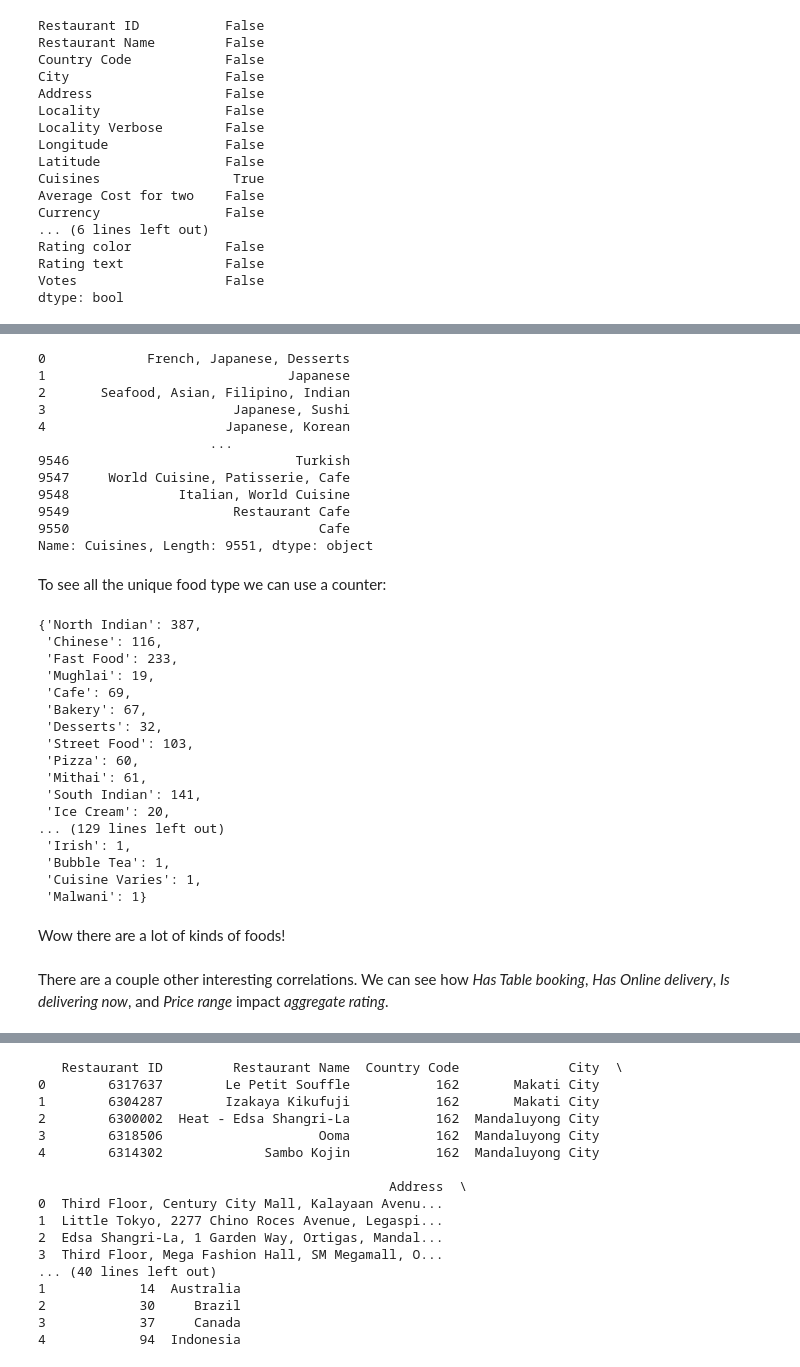
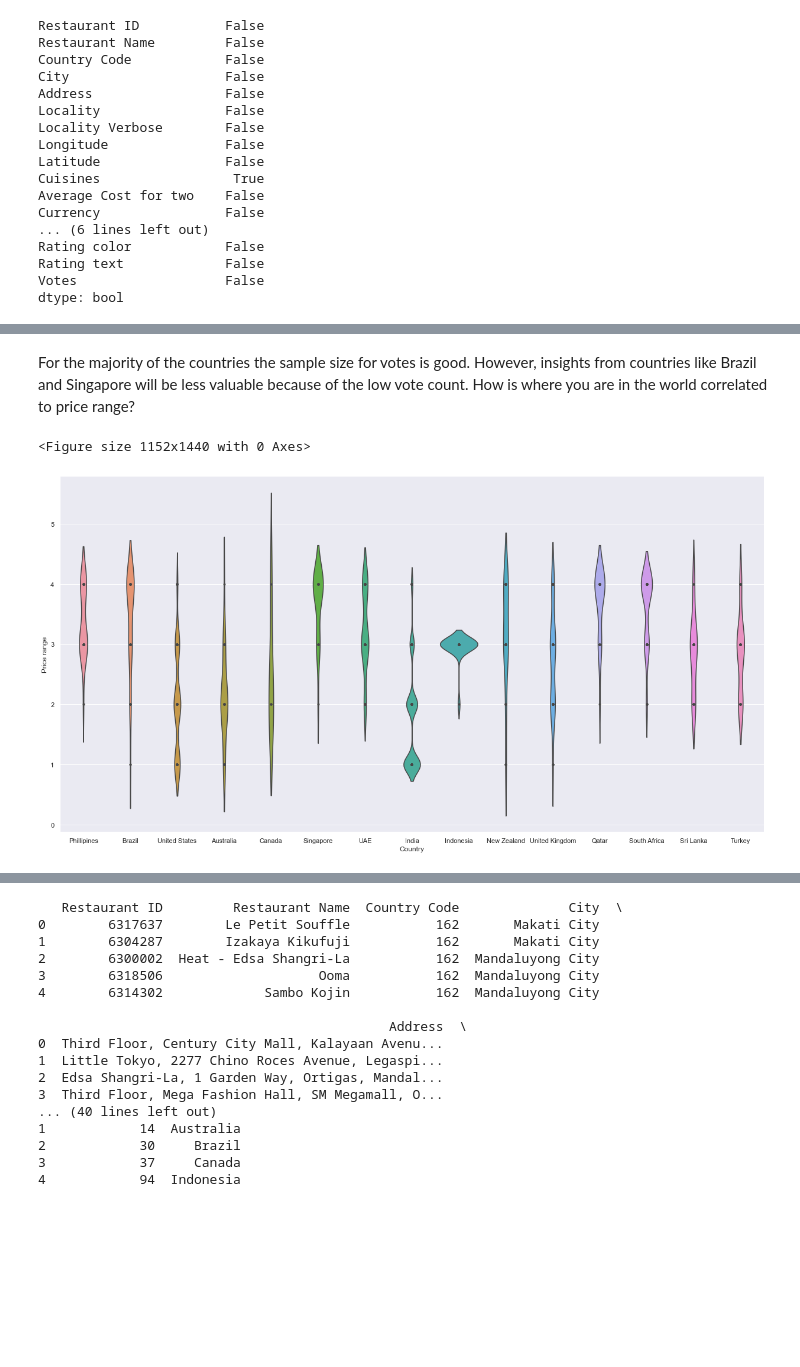
Before and after one commit to data301-2021-winter1/group28-project, a Jupyter notebook: notebooks/analysis1.ipynb, the cells around one changed output, grey strips where cells are left out. Drawn from its saved outputs; the diff is of its cells as text; code cells hidden in the pictures; blank space fills up the shorter version.

```diff
--- a/notebooks/analysis1.ipynb
+++ b/notebooks/analysis1.ipynb
@@ -198,48 +164,10 @@ Next, it will be important to get a good sense of what kinds of cuisines are in
-# %%
-zomatoCSV.Cuisines
-# %% [output]
-0             French, Japanese, Desserts
-1                               Japanese
-2       Seafood, Asian, Filipino, Indian
-3                        Japanese, Sushi
-4                       Japanese, Korean
-                      ...
-9546                             Turkish
-9547     World Cuisine, Patisserie, Cafe
-9548              Italian, World Cuisine
-9549                     Restaurant Cafe
-9550                                Cafe
-Name: Cuisines, Length: 9551, dtype: object
-# %% [markdown]
-To see all the unique food type we can use a counter:
-# %%
-#Importing counter
-from collections import Counter
-
-#Getting a dictionary of the counts of each unique food type
-zomatoCSV['Cuisines_split'] = zomatoCSV['Cuisines'].str.split(',')
-seq = list((zomatoCSV.Cuisines_split.value_counts()).index)
-dict = {key.strip(): value for key, value in Counter(x for xs in seq for x in set(xs)).items()}
-dict
-# %% [output]
-{'North Indian': 387,
- 'Chinese': 116,
- 'Fast Food': 233,
- 'Mughlai': 19,
- 'Cafe': 69,
- 'Bakery': 67,
- 'Desserts': 32,
- 'Street Food': 103,
- 'Pizza': 60,
- 'Mithai': 61,
- 'South Indian': 141,
- 'Ice Cream': 20,
-... (129 lines left out)
- 'Irish': 1,
- 'Bubble Tea': 1,
- 'Cuisine Varies': 1,
- 'Malwani': 1}
-# %% [markdown]
-Wow there are a lot of kinds of foods!
-# %% [markdown]
-There are a couple other interesting correlations. We can see how *Has Table booking*, *Has Online delivery*, *Is delivering now*, and *Price range* impact *aggregate rating*.
+# %% [markdown]
+For the majority of the countries the sample size for votes is good. However, insights from countries like Brazil and Singapore will be less valuable because of the low vote count. How is where you are in the world correlated to price range?
+# %%
+plt.figure(figsize=(16, 20))
+vio = sns.catplot(y="Price range", x="Country", data=zomatoCSV, kind = "violin", inner = "points")
+vio.fig.set_figwidth(20)
+vio.fig.set_figheight(10)
+# %% [output]
+<Figure size 1152x1440 with 0 Axes>
+[figure, added]
```
Also changed, not shown: parts of 40 cells of this notebook.
